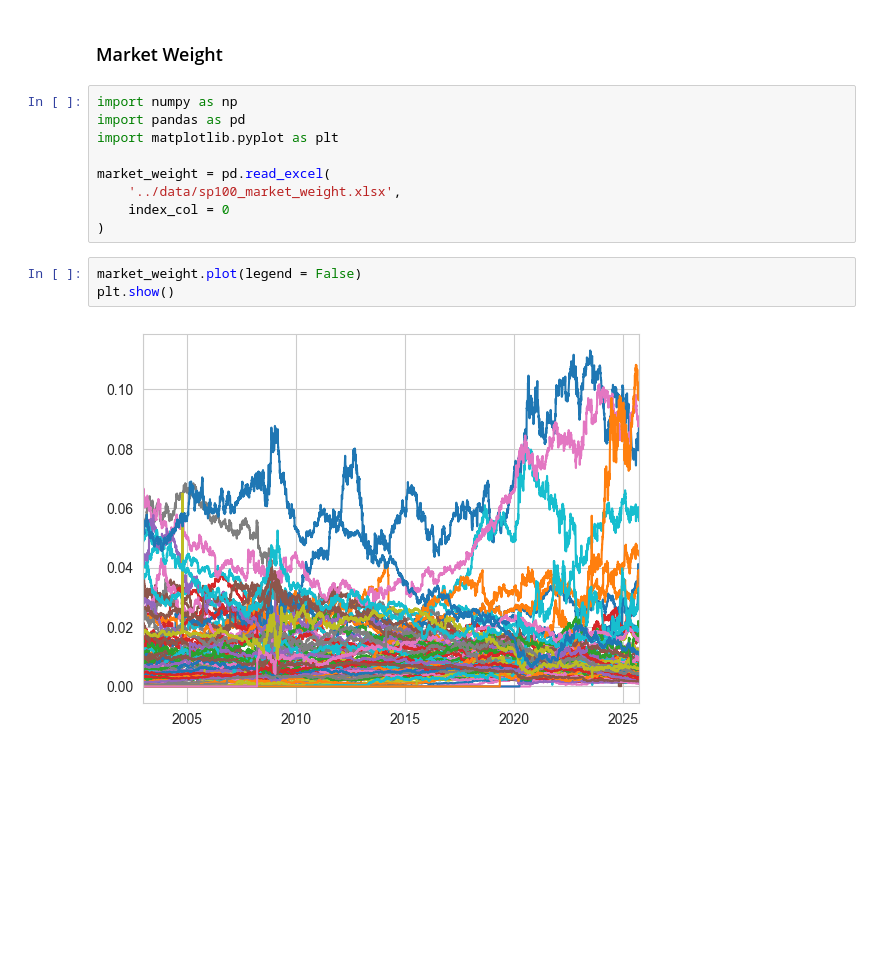
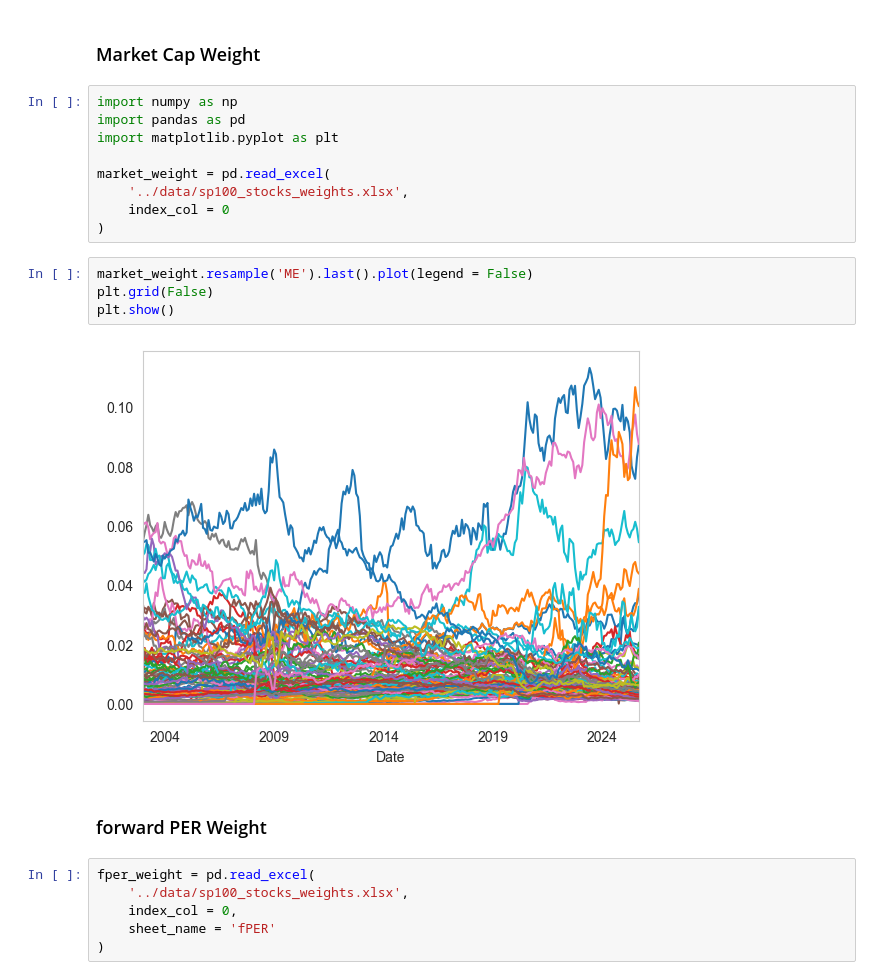
Before and after one commit to Tommylee1013/nco-research, a Jupyter notebook: empirical/SP100.ipynb, the cells around one changed output. Saved outputs shown, nothing was run; the diff lists cells and outputs as text; blank space fills up the shorter version.

```diff
--- a/empirical/SP100.ipynb
+++ b/empirical/SP100.ipynb
@@ -1,16 +1,25 @@
 # %% [markdown]
-### Market Weight
+### Market Cap Weight
 # %%
 import numpy as np
 import pandas as pd
 import matplotlib.pyplot as plt
 
 market_weight = pd.read_excel(
-    '../data/sp100_market_weight.xlsx',
+    '../data/sp100_stocks_weights.xlsx',
     index_col = 0
 )
 # %%
-market_weight.plot(legend = False)
+market_weight.resample('ME').last().plot(legend = False)
+plt.grid(False)
 plt.show()
 # %% [output]
-[figure, old version]
+[figure, new version]
+# %% [markdown]
+### forward PER Weight
+# %%
+fper_weight = pd.read_excel(
+    '../data/sp100_stocks_weights.xlsx',
+    index_col = 0,
+    sheet_name = 'fPER'
+)
```
Also changed, not shown: parts of 9 cells of this notebook.
